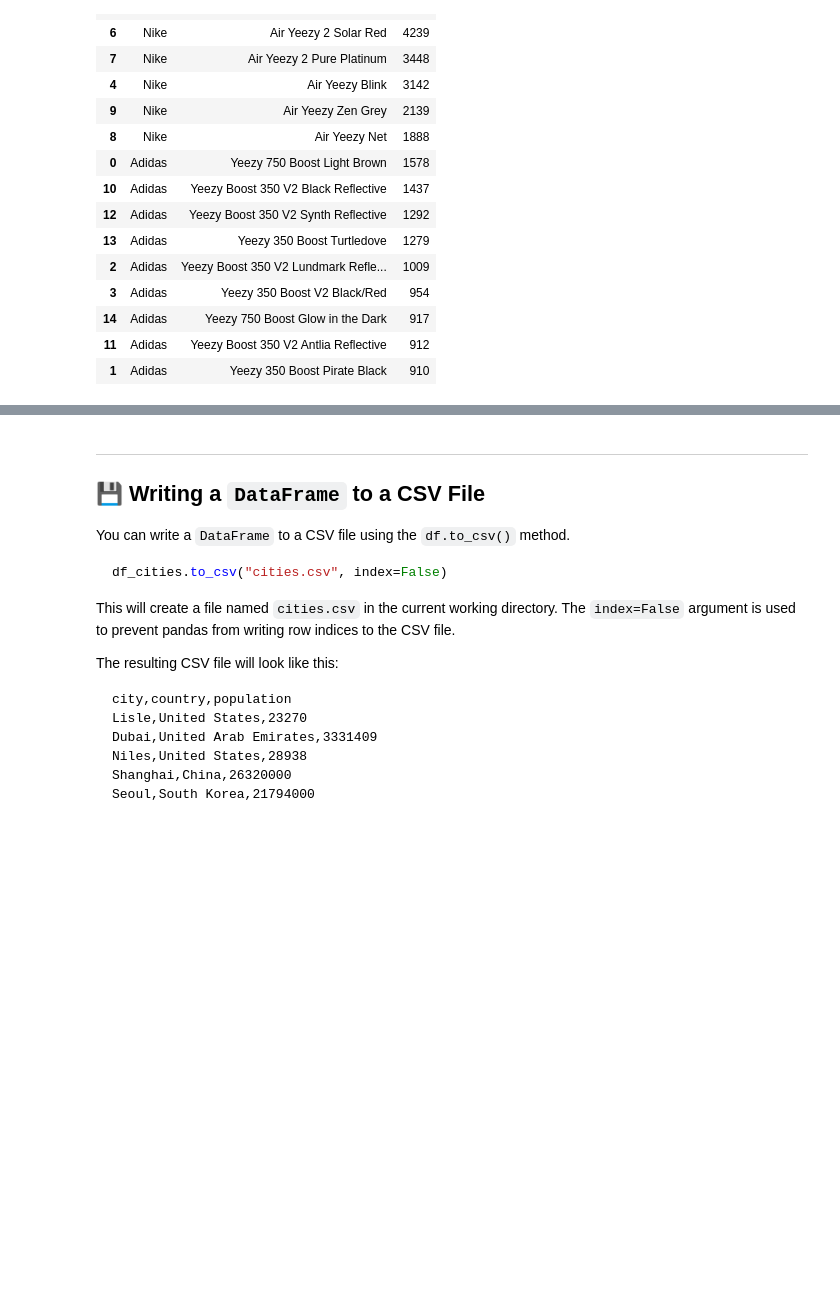
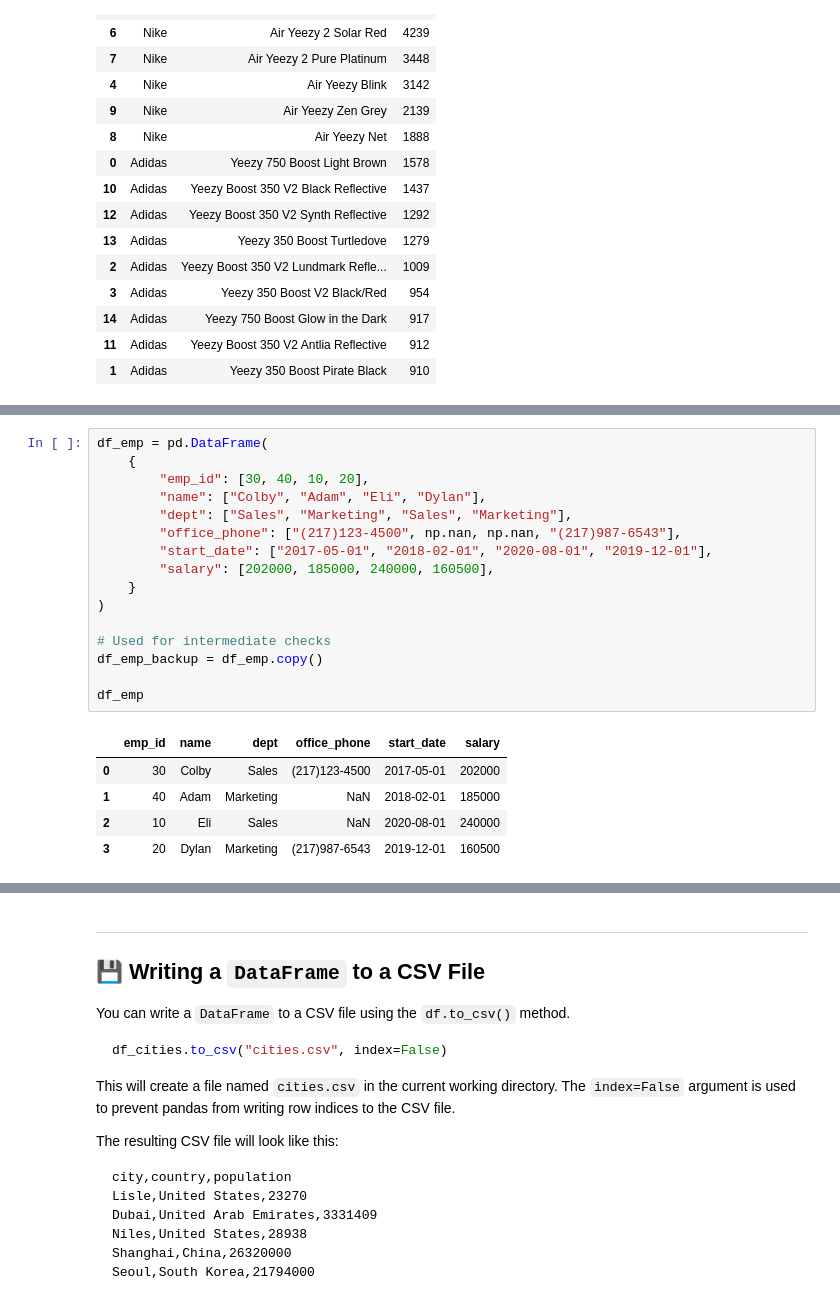
Before and after one commit to bdi475/textbook, a Jupyter notebook: content/pandas-filtering-and-sorting.ipynb, the cells around one changed output, grey strips where cells are left out. Drawn from its saved outputs; the diff is of its cells as text; blank space fills up the shorter version.

```diff
--- a/content/pandas-filtering-and-sorting.ipynb
+++ b/content/pandas-filtering-and-sorting.ipynb
@@ -932,0 +950,22 @@ df_chained_sort
+# %%
+df_emp = pd.DataFrame(
+    {
+        "emp_id": [30, 40, 10, 20],
+        "name": ["Colby", "Adam", "Eli", "Dylan"],
+        "dept": ["Sales", "Marketing", "Sales", "Marketing"],
+        "office_phone": ["(217)123-4500", np.nan, np.nan, "(217)987-6543"],
+        "start_date": ["2017-05-01", "2018-02-01", "2020-08-01", "2019-12-01"],
+        "salary": [202000, 185000, 240000, 160500],
+    }
+)
+
+# Used for intermediate checks
+df_emp_backup = df_emp.copy()
+
+df_emp
+# %% [output]
+|  | emp_id | name | dept | office_phone | start_date | salary |
+| 0 | 30 | Colby | Sales | (217)123-4500 | 2017-05-01 | 202000 |
+| 1 | 40 | Adam | Marketing | NaN | 2018-02-01 | 185000 |
+| 2 | 10 | Eli | Sales | NaN | 2020-08-01 | 240000 |
+| 3 | 20 | Dylan | Marketing | (217)987-6543 | 2019-12-01 | 160500 |
```
Also changed, not shown: parts of 17 cells of this notebook, 2 other files.
